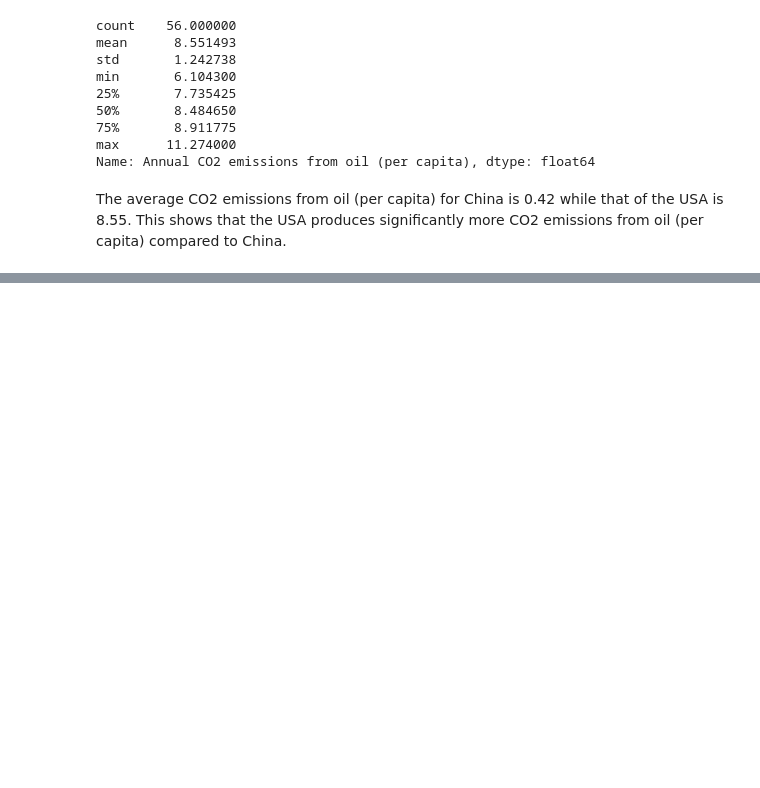
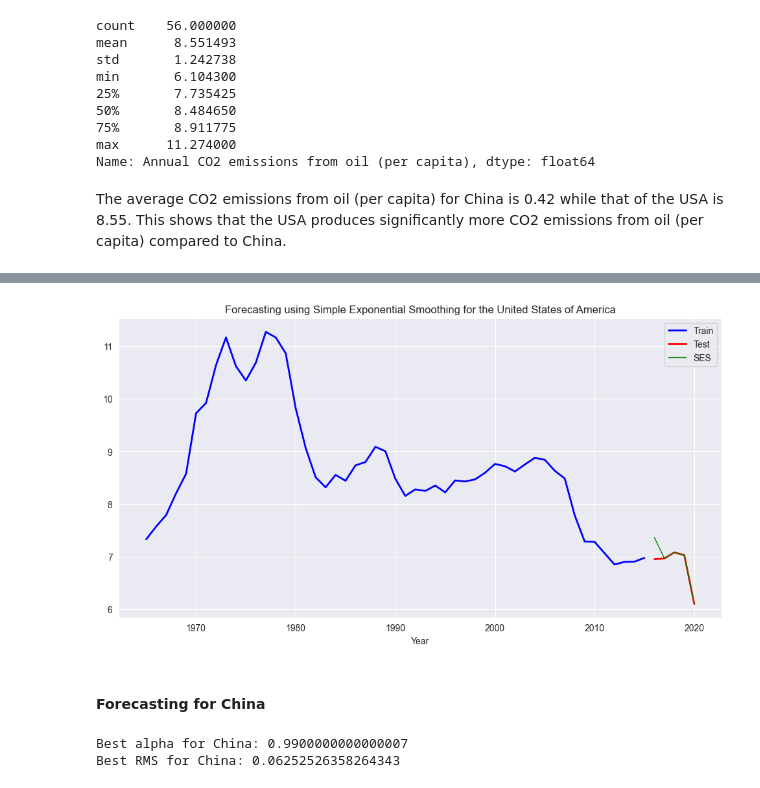
Before and after one commit to IshikaGopie/COMP6940-A4, a Jupyter notebook: section1.ipynb, the cells around one changed output, grey strips where cells are left out. Drawn from its saved outputs; the diff is of its cells as text; code cells hidden in the pictures; blank space fills up the shorter version.

```diff
--- a/section1.ipynb
+++ b/section1.ipynb
@@ -367,0 +370,28 @@ The average CO2 emissions from oil (per capita) for China is 0.42 while that of
+# %%
+from sklearn.metrics import mean_squared_error
+from math import sqrt
+
+def find_best_alpha(train, test):
+    max_alpha = 1
+    alpha = 0.01
+    best_alpha = 0
+    best_rms = 100
+    best_y_hat_avg = test.copy()
+    y_hat_avg = test.copy()
+    while alpha <= max_alpha:
+        pred = []
+        ft = pd.DataFrame.ewm(train, span = 10).mean()['Annual CO2 emissions from oil (per capita)'].iloc[-1]
+        pred.append(ft)
+        for i in range(1,len(test['Annual CO2 emissions from oil (per capita)'])):
+            dt = test['Annual CO2 emissions from oil (per capita)'].iloc[i]
+            ft_plus_1 = alpha*dt + (1-alpha)*ft
+            pred.append(ft_plus_1)
+            ft = ft_plus_1
+        y_hat_avg['SES'] = pd.Series(pred).values
+        rms = sqrt(mean_squared_error(test['Annual CO2 emissions from oil (per capita)'], y_hat_avg.SES))
+        if rms < best_rms:
+            best_rms = rms
+            best_alpha = alpha
+            best_y_hat_avg = y_hat_avg.copy()
+        alpha += 0.01
+    return best_alpha, best_y_hat_avg, best_rms
@@ -367,0 +422,10 @@ The average CO2 emissions from oil (per capita) for China is 0.42 while that of
+# %%
+ax = usa_train.plot(x='Year', y='Annual CO2 emissions from oil (per capita)', color='blue', label='Train', figsize=(12, 6), linewidth=2)
+usa_test.plot(x='Year', y='Annual CO2 emissions from oil (per capita)', color='red', label='Test', ax=ax, linewidth=2)
+y_hat_avg_usa.plot(x='Year', y='SES', color='green', label='SES', ax=ax, linewidth=1)
+plt.title('Forecasting using Simple Exponential Smoothing for the United States of America')
+plt.show()
+# %% [output]
+[figure, added]
+# %% [markdown]
+#### Forecasting for China
@@ -367,0 +437,8 @@ The average CO2 emissions from oil (per capita) for China is 0.42 while that of
+# %%
+# Find the best alpha
+best_alpha_china, y_hat_avg_china, best_rms_china = find_best_alpha(china_train, china_test)
+print('Best alpha for China:', best_alpha_china)
+print('Best RMS for China:', best_rms_china)
+# %% [output]
+Best alpha for China: 0.9900000000000007
+Best RMS for China: 0.06252526358264343
```
Also changed, not shown: parts of 19 cells of this notebook.
